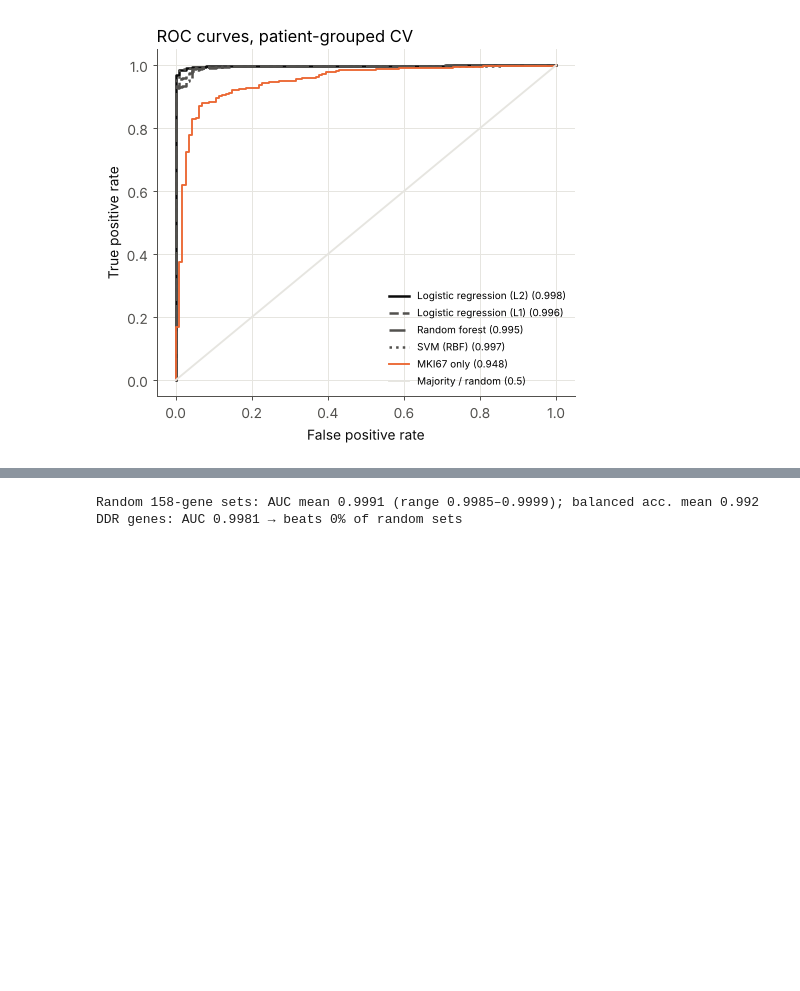
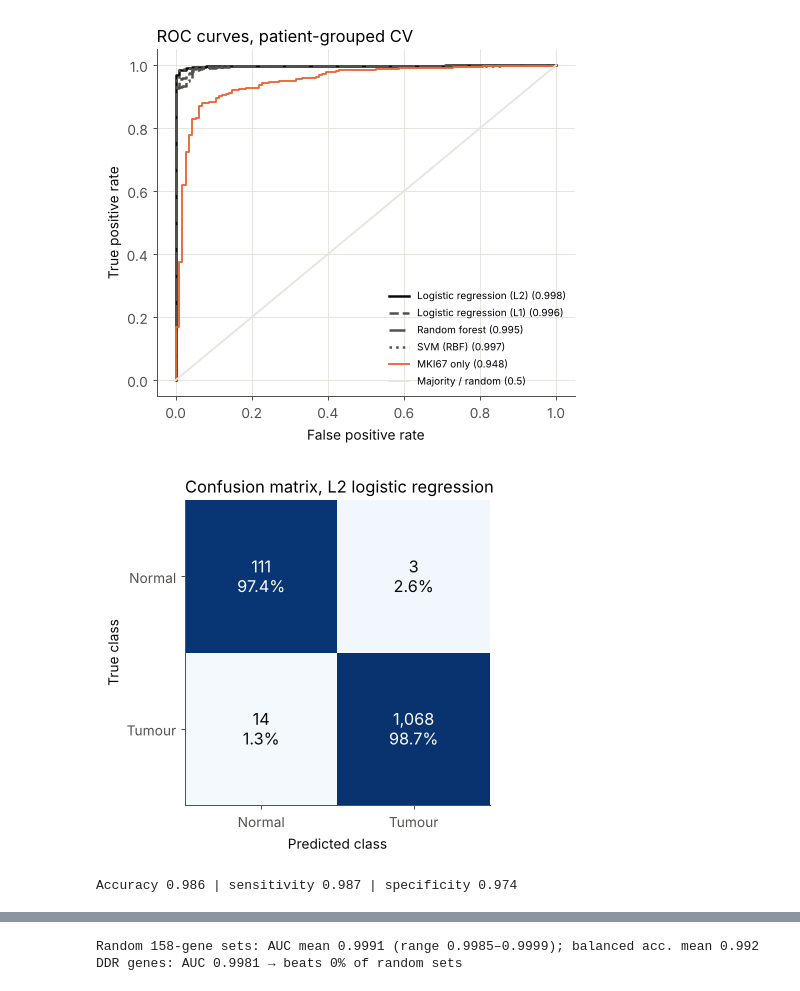
Before and after one commit to C-Sawe/ddr-breast-cancer, a Jupyter notebook: DDR_Breast_Cancer_Analysis.ipynb, the cells around one changed output, grey strips where cells are left out. Cells and saved outputs as stored; diff of their text form; code cells hidden in the pictures; blank space fills up the shorter version.

Commit message:
Add confusion matrix figure for the final model

```diff
--- a/DDR_Breast_Cancer_Analysis.ipynb
+++ b/DDR_Breast_Cancer_Analysis.ipynb
@@ -813,6 +813,27 @@ BRCA_LumA        3
 Normal tissue    3
 Unknown          2
 [figure]
+# %%
+# STAGE 7 (Caleb): confusion matrix of the final model as a figure (counts and row percentages).
+# Out-of-fold predictions averaged over the 3 CV repeats, threshold 0.5.
+from sklearn.metrics import ConfusionMatrixDisplay
+fig, ax = plt.subplots(figsize=(5.2, 4.4))
+cm_pct = cm / cm.sum(axis=1, keepdims=True) * 100   # % of each true class
+ax.imshow(cm_pct, cmap="Blues", vmin=0, vmax=100)
+labels = ["Normal", "Tumour"]
+for i in range(2):
+    for j in range(2):
+        # White text on the dark (correct) cells, dark text on the light (error) cells
+        ax.text(j, i, f"{cm[i, j]:,}\n{cm_pct[i, j]:.1f}%", ha="center", va="center", fontsize=13,
+                color="white" if cm_pct[i, j] > 50 else INK)
+ax.set_xticks([0, 1]); ax.set_xticklabels(labels); ax.set_yticks([0, 1]); ax.set_yticklabels(labels)
+ax.set_xlabel("Predicted class"); ax.set_ylabel("True class"); ax.grid(False)
+ax.set_title("Confusion matrix, L2 logistic regression", loc="left")
+save(fig, D4, "ml_4_confusion_matrix")
+print(f"Accuracy {np.trace(cm)/cm.sum():.3f} | sensitivity {cm[1,1]/cm[1].sum():.3f} | specificity {cm[0,0]/cm[0].sum():.3f}")
+# %% [output]
+[figure, added]
+Accuracy 0.986 | sensitivity 0.987 | specificity 0.974
 # %%
 # STAGE 7 (Caleb): robustness checks.
 # Robustness 1: patient-matched pairs only. Robustness 2: hold out whole hospitals (tissue source sites).
```
Also changed, not shown: 5 other files.
